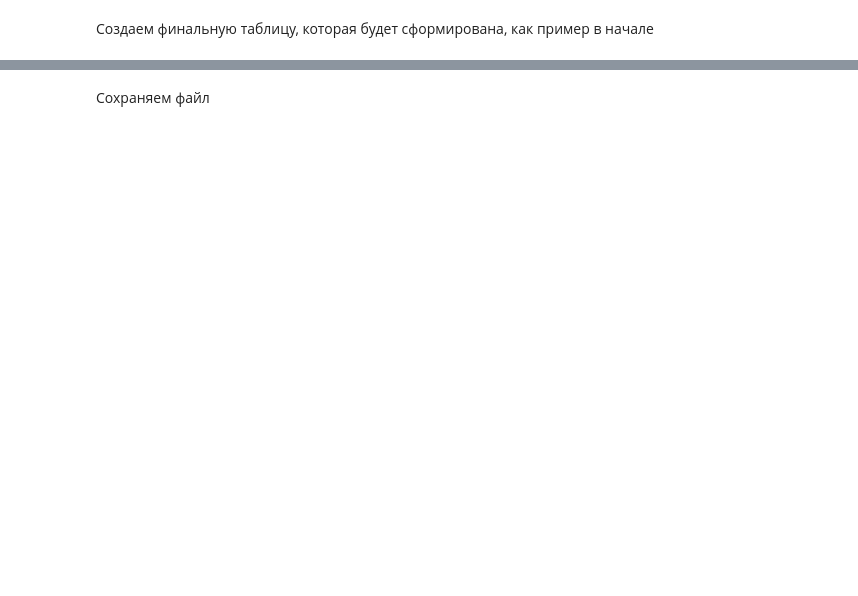
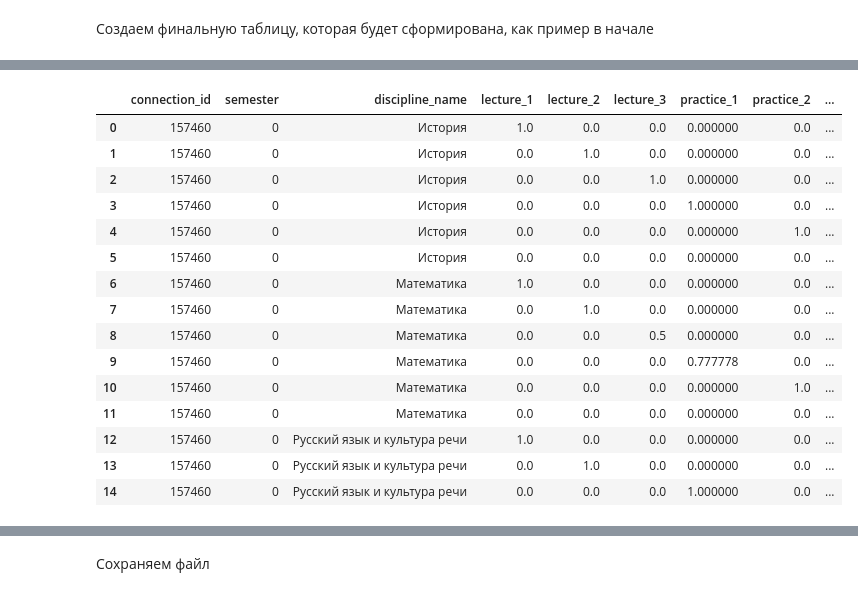
Before and after one commit to ATOM3448/ASU2304, a Jupyter notebook: data/compilation.ipynb, the cells around one changed output, grey strips where cells are left out. Drawn from its saved outputs; the diff is of its cells as text; code cells hidden in the pictures; blank space fills up the shorter version.

```diff
--- a/data/compilation.ipynb
+++ b/data/compilation.ipynb
@@ -278,5 +625,5 @@ buffer_table.head(5)
 # %%
 master_table = master_table.join(buffer_table.rename(columns={'student_id':'ocenka_id'}).set_index(['semester', 'discipline', 'ocenka_id', 'period']), on=['semester', 'discipline_name', 'ocenka_id', 'period']).reset_index().dropna()
-master_table['grade'] = master_table['grade']/5
+#master_table['grade'] = master_table['grade']/5
 
 master_table.head(5)
@@ -311,24 +686,45 @@ final_table.head(5)
 # %%
 def move_attendance(row):
     for col in ['lecture_1', 'lecture_2', 'lecture_3', 'practice_1', 'practice_2', 'practice_3']:
         if row[col]:
             row[col] = row['attendance']
         else:
             row[col] = 0
     return row
 
 def move_grade(row):
+
+    if row['grade'] >= 1.5:
+        row['grade'] -= 1
+
     for col in ['kt_1', 'kt_2', 'exam']:
         if row[col]:
             row[col] = row['grade']
         else:
             row[col] = 0
     return row
 
 final_table = final_table.apply(move_attendance, axis=1).drop(['index', 'attendance'], axis=1)
 final_table = final_table.apply(move_grade, axis=1).drop(['grade'], axis=1)
 
 final_table.head(15)
+# %% [output]
+|  | connection_id | semester | discipline_name | lecture_1 | lecture_2 | lecture_3 | practice_1 | practice_2 | ... |
+| 0 | 157460 | 0 | История | 1.0 | 0.0 | 0.0 | 0.000000 | 0.0 | ... |
+| 1 | 157460 | 0 | История | 0.0 | 1.0 | 0.0 | 0.000000 | 0.0 | ... |
+| 2 | 157460 | 0 | История | 0.0 | 0.0 | 1.0 | 0.000000 | 0.0 | ... |
+| 3 | 157460 | 0 | История | 0.0 | 0.0 | 0.0 | 1.000000 | 0.0 | ... |
+| 4 | 157460 | 0 | История | 0.0 | 0.0 | 0.0 | 0.000000 | 1.0 | ... |
+| 5 | 157460 | 0 | История | 0.0 | 0.0 | 0.0 | 0.000000 | 0.0 | ... |
+| 6 | 157460 | 0 | Математика | 1.0 | 0.0 | 0.0 | 0.000000 | 0.0 | ... |
+| 7 | 157460 | 0 | Математика | 0.0 | 1.0 | 0.0 | 0.000000 | 0.0 | ... |
+| 8 | 157460 | 0 | Математика | 0.0 | 0.0 | 0.5 | 0.000000 | 0.0 | ... |
+| 9 | 157460 | 0 | Математика | 0.0 | 0.0 | 0.0 | 0.777778 | 0.0 | ... |
+| 10 | 157460 | 0 | Математика | 0.0 | 0.0 | 0.0 | 0.000000 | 1.0 | ... |
+| 11 | 157460 | 0 | Математика | 0.0 | 0.0 | 0.0 | 0.000000 | 0.0 | ... |
+| 12 | 157460 | 0 | Русский язык и культура речи | 1.0 | 0.0 | 0.0 | 0.000000 | 0.0 | ... |
+| 13 | 157460 | 0 | Русский язык и культура речи | 0.0 | 1.0 | 0.0 | 0.000000 | 0.0 | ... |
+| 14 | 157460 | 0 | Русский язык и культура речи | 0.0 | 0.0 | 0.0 | 1.000000 | 0.0 | ... |
 # %%
 one = final_table.groupby(['connection_id', 'semester', 'discipline_name'])['lecture_1'].sum().reset_index()
 two = final_table.groupby(['connection_id', 'semester', 'discipline_name'])['lecture_2'].sum().reset_index()
```
Also changed, not shown: parts of 62 cells of this notebook, 3 other files.
